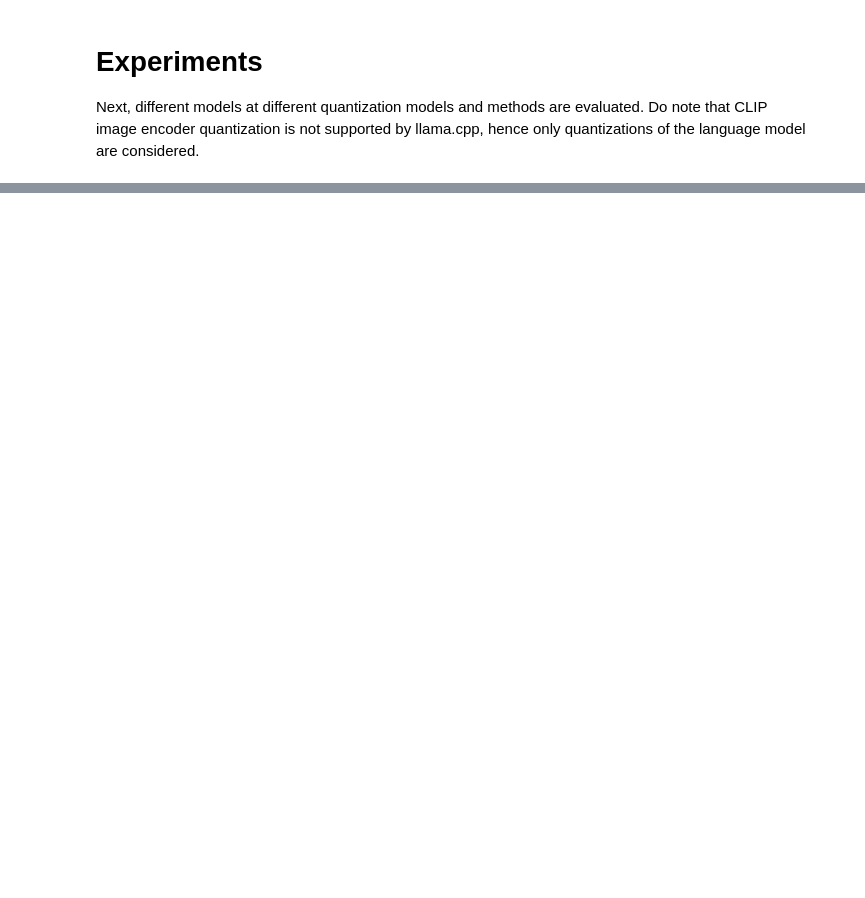
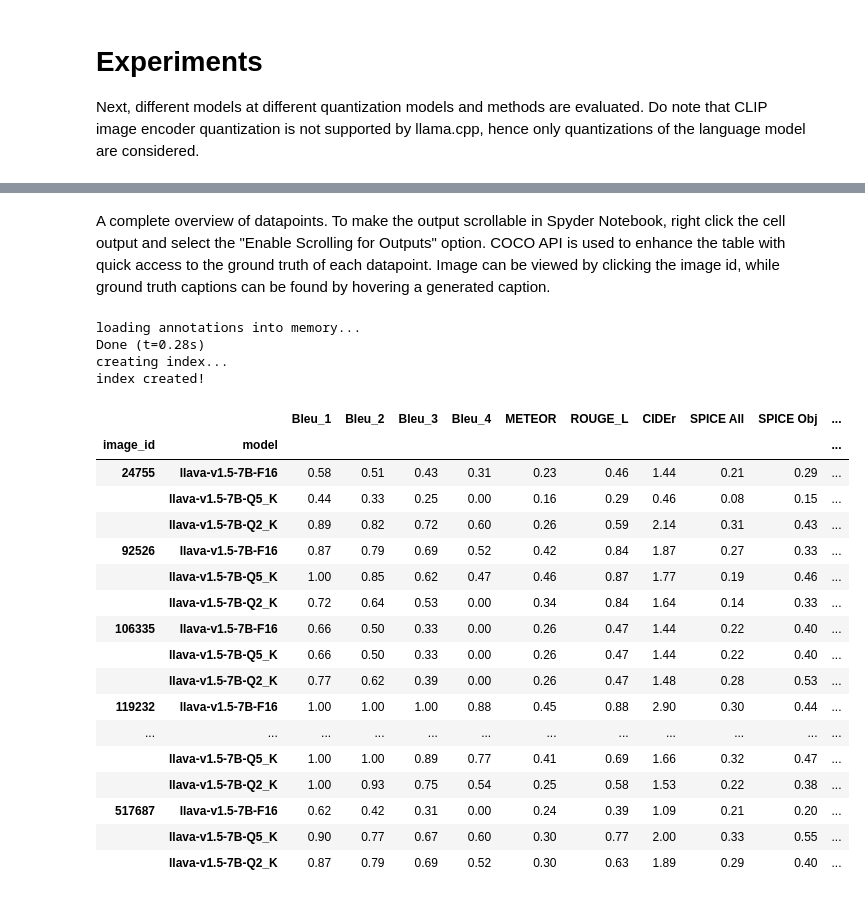
Before and after one commit to navratil-matej/dp, a Jupyter notebook: model-eval.ipynb, the cells around one changed output, grey strips where cells are left out. Saved outputs shown, nothing was run; the diff lists cells and outputs as text; code cells hidden in the pictures; blank space fills up the shorter version.

```diff
--- a/model-eval.ipynb
+++ b/model-eval.ipynb
@@ -195,0 +217,51 @@ df # If using spyder, consider using the variable viewer for color coded magnitu
+# %% [markdown]
+A complete overview of datapoints. To make the output scrollable in Spyder Notebook, right click the cell output and select the "Enable Scrolling for Outputs" option. COCO API is used to enhance the table with quick access to the ground truth of each datapoint. Image can be viewed by clicking the image id, while ground truth captions can be found by hovering a generated caption.
+# %%
+coco = COCO('coco/captions_val2014.json')
+
+def attach_image(val, coco=coco):
+    img = coco.loadImgs(ids=val)[0]
+    path = 'coco/images/' + img['file_name']
+#     if os.path.isfile(path):
+#         return '<a target="_blank" href="{}">{}</a>'.format(path, val)
+#     else:
+    return '<a target="_blank" href="{}">{}</a>'.format(img['coco_url'], val)
+
+tooltips = [
+    ' \\a '.join(
+        ann['caption']#.replace(' ', '\\0000a0')
+        for ann in coco.loadAnns(coco.getAnnIds(imgIds=id))
+    )
+    for id in df.index.get_level_values('image_id')
+]
+tooltips = pd.DataFrame({'caption': tooltips}, columns=df.columns, index=df.index)
+# The tooltip must be above so that it cuts into the header
+# If you see a second scrollbar that's completely useless, this needs further tweaking
+tooltips_css = 'visibility: hidden; position: absolute; z-index: 1; background-color: black; white-space: pre; color: white; transform: translate(-100%, -100%);'
+
+fix = dict.fromkeys(df.select_dtypes('float').columns, "{:.2f}")
+
+df.style.format_index({'image_id': attach_image}).format(fix).set_tooltips(tooltips, props=tooltips_css)
+# %% [output]
+loading annotations into memory...
+Done (t=0.28s)
+creating index...
+index created!
+|  |  | Bleu_1 | Bleu_2 | Bleu_3 | Bleu_4 | METEOR | ROUGE_L | CIDEr | SPICE All | SPICE Obj | ... |
+| image_id | model |  |  |  |  |  |  |  |  |  | ... |
+| 24755 | llava-v1.5-7B-F16 | 0.58 | 0.51 | 0.43 | 0.31 | 0.23 | 0.46 | 1.44 | 0.21 | 0.29 | ... |
+|  | llava-v1.5-7B-Q5_K | 0.44 | 0.33 | 0.25 | 0.00 | 0.16 | 0.29 | 0.46 | 0.08 | 0.15 | ... |
+|  | llava-v1.5-7B-Q2_K | 0.89 | 0.82 | 0.72 | 0.60 | 0.26 | 0.59 | 2.14 | 0.31 | 0.43 | ... |
+| 92526 | llava-v1.5-7B-F16 | 0.87 | 0.79 | 0.69 | 0.52 | 0.42 | 0.84 | 1.87 | 0.27 | 0.33 | ... |
+|  | llava-v1.5-7B-Q5_K | 1.00 | 0.85 | 0.62 | 0.47 | 0.46 | 0.87 | 1.77 | 0.19 | 0.46 | ... |
+|  | llava-v1.5-7B-Q2_K | 0.72 | 0.64 | 0.53 | 0.00 | 0.34 | 0.84 | 1.64 | 0.14 | 0.33 | ... |
+| 106335 | llava-v1.5-7B-F16 | 0.66 | 0.50 | 0.33 | 0.00 | 0.26 | 0.47 | 1.44 | 0.22 | 0.40 | ... |
+|  | llava-v1.5-7B-Q5_K | 0.66 | 0.50 | 0.33 | 0.00 | 0.26 | 0.47 | 1.44 | 0.22 | 0.40 | ... |
+|  | llava-v1.5-7B-Q2_K | 0.77 | 0.62 | 0.39 | 0.00 | 0.26 | 0.47 | 1.48 | 0.28 | 0.53 | ... |
+| 119232 | llava-v1.5-7B-F16 | 1.00 | 1.00 | 1.00 | 0.88 | 0.45 | 0.88 | 2.90 | 0.30 | 0.44 | ... |
+| ... | ... | ... | ... | ... | ... | ... | ... | ... | ... | ... | ... |
+|  | llava-v1.5-7B-Q5_K | 1.00 | 1.00 | 0.89 | 0.77 | 0.41 | 0.69 | 1.66 | 0.32 | 0.47 | ... |
+|  | llava-v1.5-7B-Q2_K | 1.00 | 0.93 | 0.75 | 0.54 | 0.25 | 0.58 | 1.53 | 0.22 | 0.38 | ... |
+| 517687 | llava-v1.5-7B-F16 | 0.62 | 0.42 | 0.31 | 0.00 | 0.24 | 0.39 | 1.09 | 0.21 | 0.20 | ... |
+|  | llava-v1.5-7B-Q5_K | 0.90 | 0.77 | 0.67 | 0.60 | 0.30 | 0.77 | 2.00 | 0.33 | 0.55 | ... |
+|  | llava-v1.5-7B-Q2_K | 0.87 | 0.79 | 0.69 | 0.52 | 0.30 | 0.63 | 1.89 | 0.29 | 0.40 | ... |
```
Also changed, not shown: parts of 31 cells of this notebook, 2 other files.
